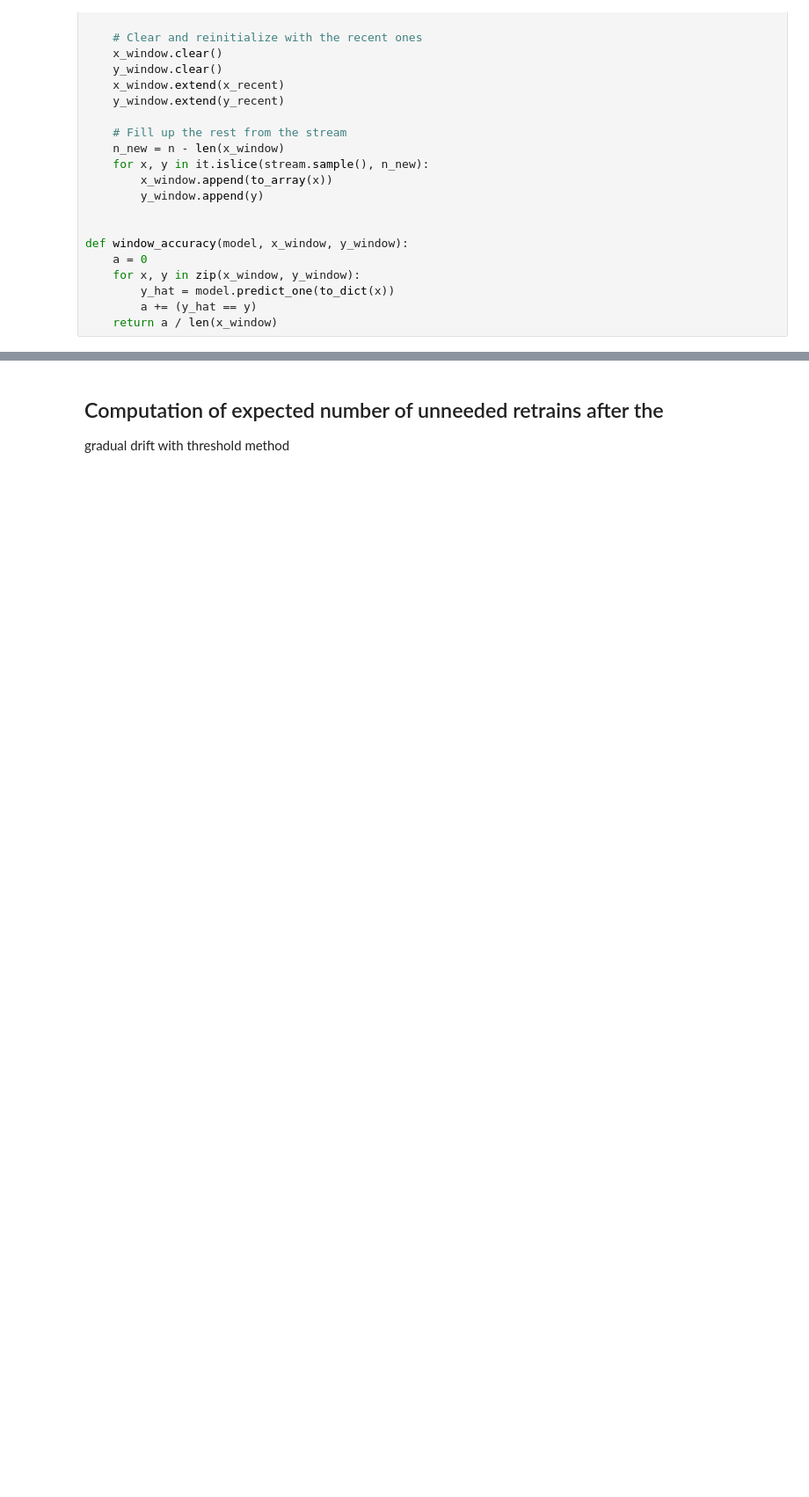
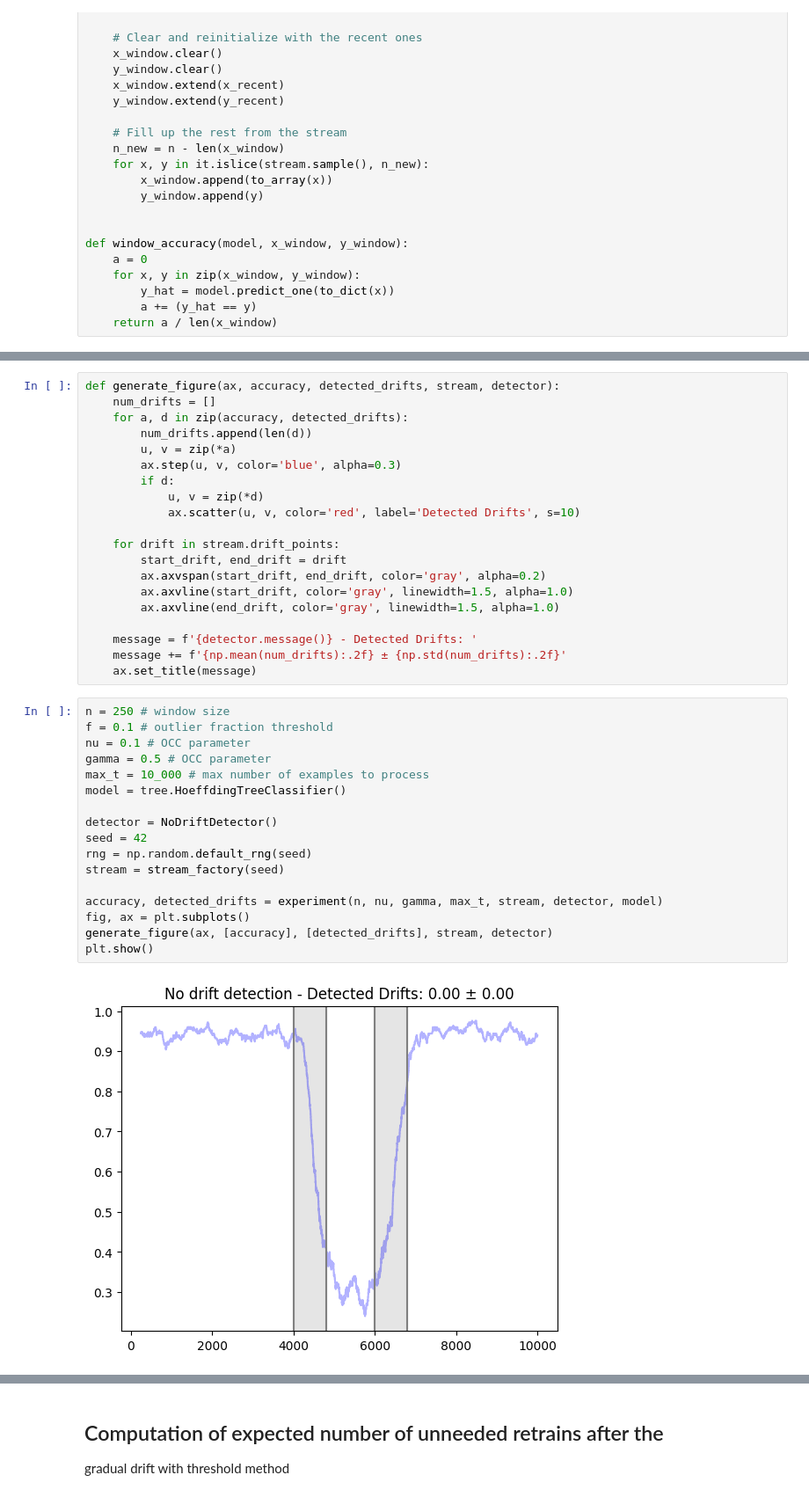
Before and after one commit to dariomalchiodi/occ-drift-detection, a Jupyter notebook: river.ipynb, the cells around one changed output, grey strips where cells are left out. Shown at 88% size. Cells and saved outputs as stored; diff of their text form; blank space fills up the shorter version.

```diff
--- a/river.ipynb
+++ b/river.ipynb
@@ -611,0 +391,39 @@ plt.show()
+# %%
+def generate_figure(ax, accuracy, detected_drifts, stream, detector):
+    num_drifts = []
+    for a, d in zip(accuracy, detected_drifts):
+        num_drifts.append(len(d))
+        u, v = zip(*a)
+        ax.step(u, v, color='blue', alpha=0.3)
+        if d:
+            u, v = zip(*d)
+            ax.scatter(u, v, color='red', label='Detected Drifts', s=10)
+
+    for drift in stream.drift_points:
+        start_drift, end_drift = drift
+        ax.axvspan(start_drift, end_drift, color='gray', alpha=0.2)
+        ax.axvline(start_drift, color='gray', linewidth=1.5, alpha=1.0)
+        ax.axvline(end_drift, color='gray', linewidth=1.5, alpha=1.0)
+
+    message = f'{detector.message()} - Detected Drifts: '
+    message += f'{np.mean(num_drifts):.2f} ± {np.std(num_drifts):.2f}'
+    ax.set_title(message)
+# %%
+n = 250 # window size
+f = 0.1 # outlier fraction threshold
+nu = 0.1 # OCC parameter
+gamma = 0.5 # OCC parameter
+max_t = 10_000 # max number of examples to process
+model = tree.HoeffdingTreeClassifier()
+
+detector = NoDriftDetector()
+seed = 42
+rng = np.random.default_rng(seed)
+stream = stream_factory(seed)
+
+accuracy, detected_drifts = experiment(n, nu, gamma, max_t, stream, detector, model)
+fig, ax = plt.subplots()
+generate_figure(ax, [accuracy], [detected_drifts], stream, detector)
+plt.show()
+# %% [output]
+[figure, added]
```
Also changed, not shown: parts of 36 cells of this notebook.
